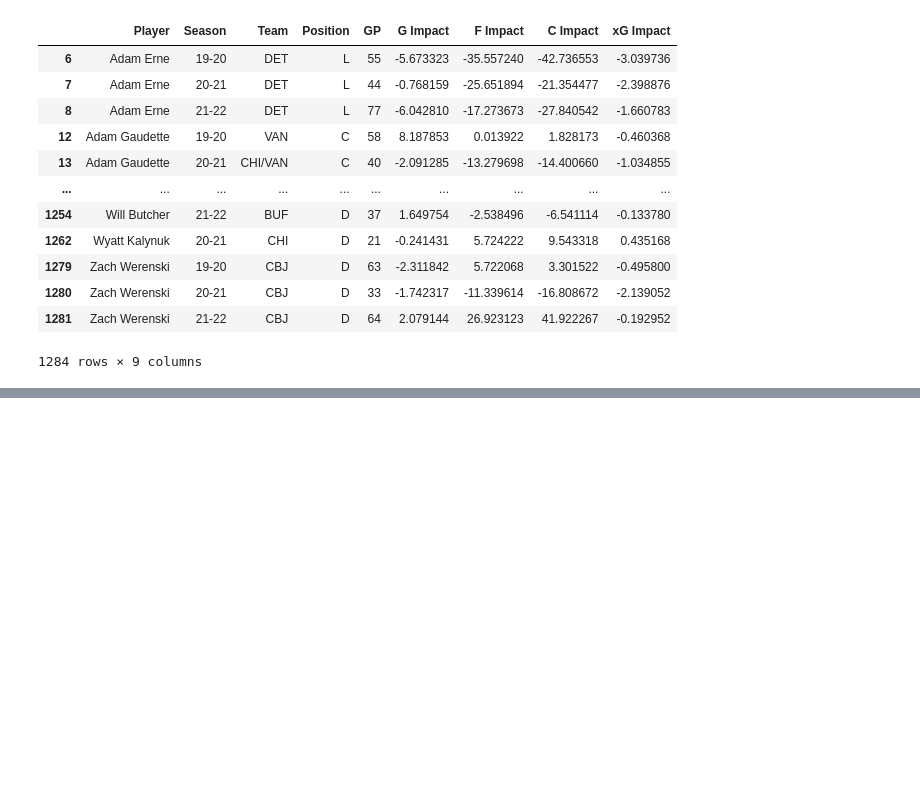
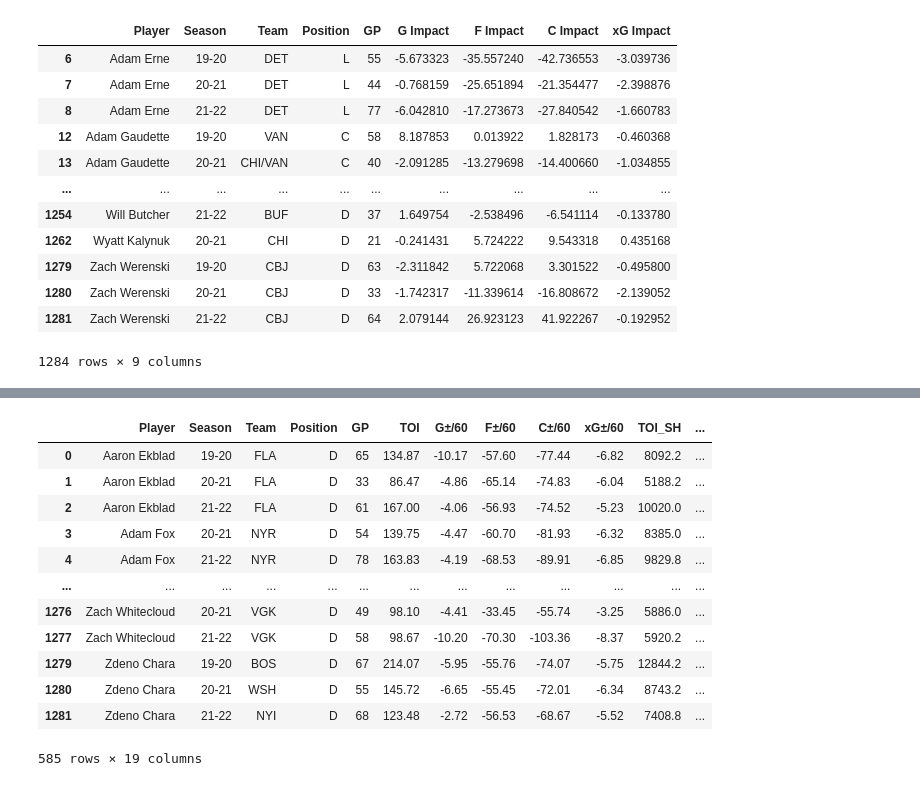
Before and after one commit to mikeytw11/Hockey-Model, a Jupyter notebook: Pre_Season_Model.ipynb, the cells around one changed output, grey strips where cells are left out. Saved outputs shown, nothing was run; the diff lists cells and outputs as text; code cells hidden in the pictures; blank space fills up the shorter version.

```diff
--- a/Pre_Season_Model.ipynb
+++ b/Pre_Season_Model.ipynb
@@ -337,0 +366,7 @@ skater_EV_rates.head()
+# %%
+#Calculate variable/s for Defense Table
+defense_SH['G/s'] = defense_SH['G±/60'] / 3600
+defense_SH['F/s'] = defense_SH['F±/60'] / 3600
+defense_SH['C/s'] = defense_SH['C±/60'] / 3600
+defense_SH['xG/s'] = defense_SH['xG±/60'] / 3600
+defense_SH.head()
@@ -337,0 +423,21 @@ skater_EV_rates.head()
+# %%
+#Add impact columns to defense table
+defense_SH['G Impact'] = (defense_SH['G/s']-avg_defense_G_SH) * defense_SH['TOI_SH']
+defense_SH['F Impact'] = (defense_SH['F/s']-avg_defense_F_SH) * defense_SH['TOI_SH']
+defense_SH['C Impact'] = (defense_SH['C/s']-avg_defense_C_SH) * defense_SH['TOI_SH']
+defense_SH['xG Impact'] = (defense_SH['xG/s']-avg_defense_xG_SH) * defense_SH['TOI_SH']
+defense_SH
+# %% [output]
+|  | Player | Season | Team | Position | GP | TOI | G±/60 | F±/60 | C±/60 | xG±/60 | TOI_SH | ... |
+| 0 | Aaron Ekblad | 19-20 | FLA | D | 65 | 134.87 | -10.17 | -57.60 | -77.44 | -6.82 | 8092.2 | ... |
+| 1 | Aaron Ekblad | 20-21 | FLA | D | 33 | 86.47 | -4.86 | -65.14 | -74.83 | -6.04 | 5188.2 | ... |
+| 2 | Aaron Ekblad | 21-22 | FLA | D | 61 | 167.00 | -4.06 | -56.93 | -74.52 | -5.23 | 10020.0 | ... |
+| 3 | Adam Fox | 20-21 | NYR | D | 54 | 139.75 | -4.47 | -60.70 | -81.93 | -6.32 | 8385.0 | ... |
+| 4 | Adam Fox | 21-22 | NYR | D | 78 | 163.83 | -4.19 | -68.53 | -89.91 | -6.85 | 9829.8 | ... |
+| ... | ... | ... | ... | ... | ... | ... | ... | ... | ... | ... | ... | ... |
+| 1276 | Zach Whitecloud | 20-21 | VGK | D | 49 | 98.10 | -4.41 | -33.45 | -55.74 | -3.25 | 5886.0 | ... |
+| 1277 | Zach Whitecloud | 21-22 | VGK | D | 58 | 98.67 | -10.20 | -70.30 | -103.36 | -8.37 | 5920.2 | ... |
+| 1279 | Zdeno Chara | 19-20 | BOS | D | 67 | 214.07 | -5.95 | -55.76 | -74.07 | -5.75 | 12844.2 | ... |
+| 1280 | Zdeno Chara | 20-21 | WSH | D | 55 | 145.72 | -6.65 | -55.45 | -72.01 | -6.34 | 8743.2 | ... |
+| 1281 | Zdeno Chara | 21-22 | NYI | D | 68 | 123.48 | -2.72 | -56.53 | -68.67 | -5.52 | 7408.8 | ... |
+585 rows × 19 columns
```
Also changed, not shown: parts of 12 cells of this notebook.
